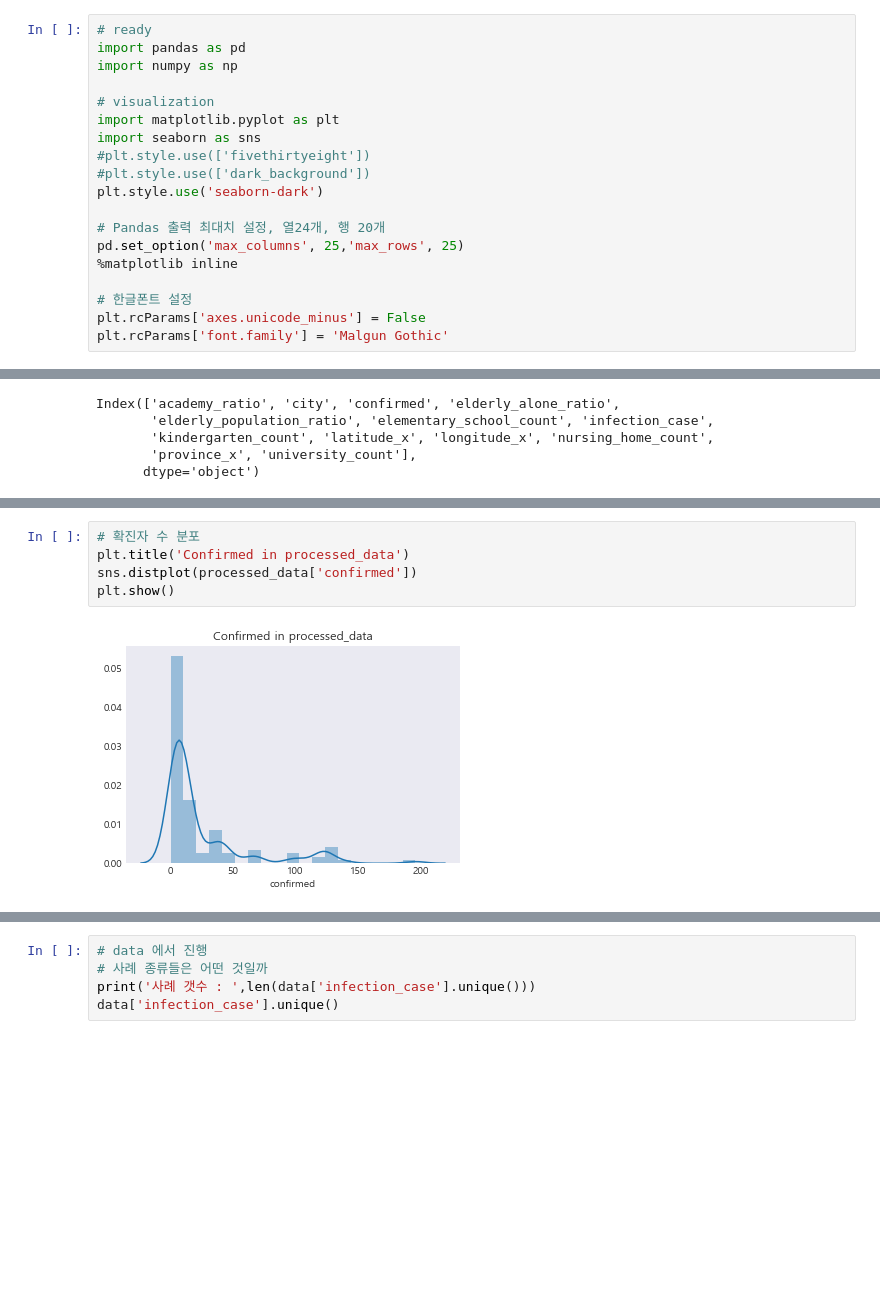
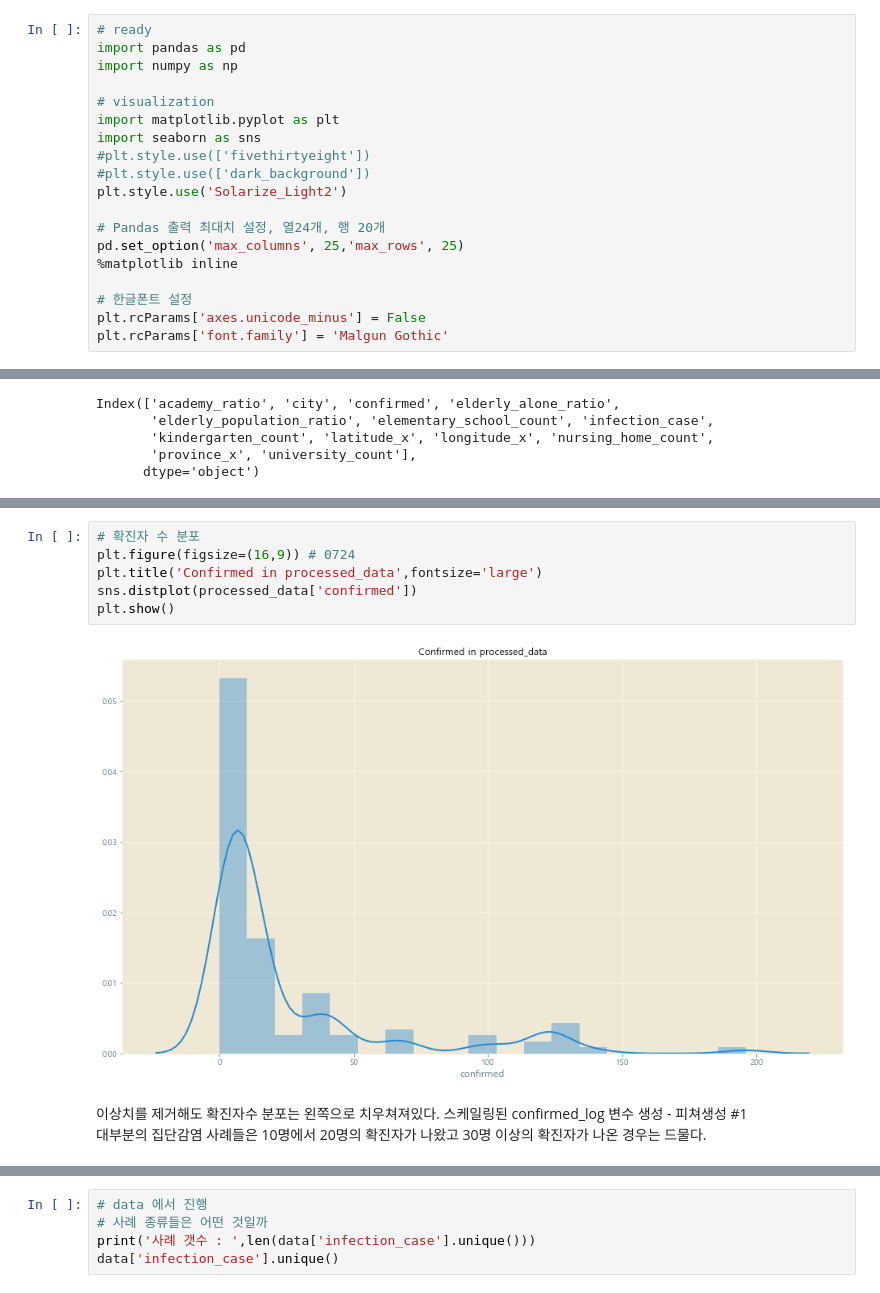
Before and after one commit to cryingjin/Today-I-Learned, a Jupyter notebook: week1_EDA_yj.ipynb, the cells around one changed output, grey strips where cells are left out. Cells and saved outputs as stored; diff of their text form; blank space fills up the shorter version.

```diff
--- a/week1_EDA_yj.ipynb
+++ b/week1_EDA_yj.ipynb
@@ -29,7 +36,7 @@ import matplotlib.pyplot as plt
 import seaborn as sns
 #plt.style.use(['fivethirtyeight'])
 #plt.style.use(['dark_background'])
-plt.style.use('seaborn-dark')
+plt.style.use('Solarize_Light2')
 
 # Pandas 출력 최대치 설정, 열24개, 행 20개
 pd.set_option('max_columns', 25,'max_rows', 25)
@@ -253,7 +309,11 @@ plt.boxplot(processed_data['confirmed'])
 # %%
 # 확진자 수 분포
-plt.title('Confirmed in processed_data')
+plt.figure(figsize=(16,9)) # 0724
+plt.title('Confirmed in processed_data',fontsize='large')
 sns.distplot(processed_data['confirmed'])
 plt.show()
 # %% [output]
-[figure, old version]
+[figure, new version]
+# %% [markdown]
+이상치를 제거해도 확진자수 분포는 왼쪽으로 치우쳐져있다. 스케일링된 confirmed_log 변수 생성 - 피쳐생성 #1
+대부분의 집단감염 사례들은 10명에서 20명의 확진자가 나왔고 30명 이상의 확진자가 나온 경우는 드물다.
```
Also changed, not shown: parts of 61 cells of this notebook.
